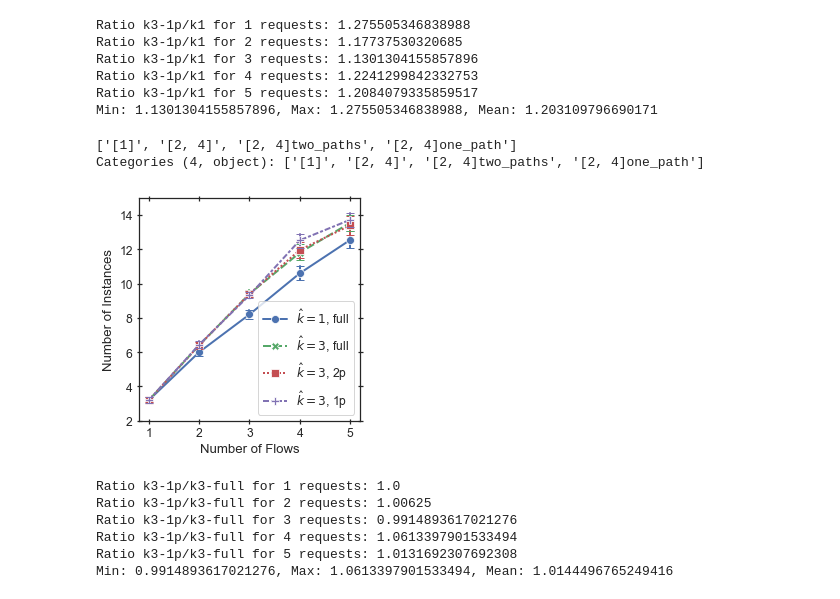
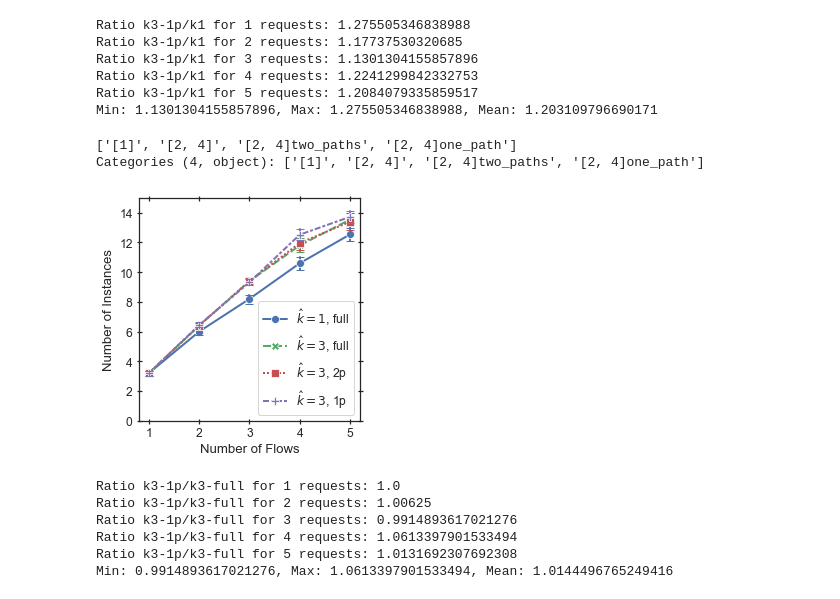
Before and after one commit to CN-UPB/hierarchical-coordination, a Jupyter notebook: eval/research_q_3.ipynb, the cells around one changed output. Cells and saved outputs as stored; diff of their text form; code cells hidden in the pictures.

Commit message:
improved figs: adjust ylabel, ymin=0

```diff
--- a/eval/research_q_3.ipynb
+++ b/eval/research_q_3.ipynb
@@ -108,7 +108,7 @@ def plot_runtime(df):
                 err_style='bars', err_kws={'capsize': 4}, palette=my_palette)
 
     ax.set_xlabel('Number of Flows')
-    ax.set_ylabel('Runtime [s] (log. scale)')
+    ax.set_ylabel('Runtime [s]')
     ax.set_yscale('log')
     ax.set_ylim(10**1, 10**5)
     ax.tick_params(axis='both', direction='inout', length=5, bottom=True, left=True, right=True, top=True)
@@ -184,26 +184,26 @@ Min: 1.1301304155857896, Max: 1.275505346838988, Mean: 1.203109796690171
 # %%
 def plot_vnfs(df):
     fig, ax = plt.subplots(figsize=(4, 4))
     sns.set(font_scale=1.1, style='white', rc={'lines.linewidth': 2})
 
     print(df['hierarchy'].unique())
     sns.lineplot(df['request_count'], df['placements'], hue=df['hierarchy'], style=df['hierarchy'], markers=True, markersize=8, legend=False,
                 err_style='bars', err_kws={'capsize': 4}, palette=my_palette)
 
     ax.set_xlabel('Number of Flows')
     ax.set_ylabel('Number of Instances')
-    ax.set_ylim(2, 15)
+    ax.set_ylim(0, 15)
     ax.tick_params(axis='both', direction='inout', length=5, bottom=True, left=True, right=True, top=True)
     plt.legend(labels=mapped_labels(df['hierarchy'].unique()))
 
     plt.tight_layout()
     fig.savefig('final_figs/adv_num_vnfs.pdf')
 
 plot_vnfs(sub_df_wo_inf)
 # %% [output]
 ['[1]', '[2, 4]', '[2, 4]two_paths', '[2, 4]one_path']
 Categories (4, object): ['[1]', '[2, 4]', '[2, 4]two_paths', '[2, 4]one_path']
-[figure, old version]
+[figure, new version]
 # %%
 analyze_ratio('placements', numerator='k3-1p', denominator='k3-full')
 # %% [output]
```
Also changed, not shown: parts of 5 cells of this notebook, 22 other files.
